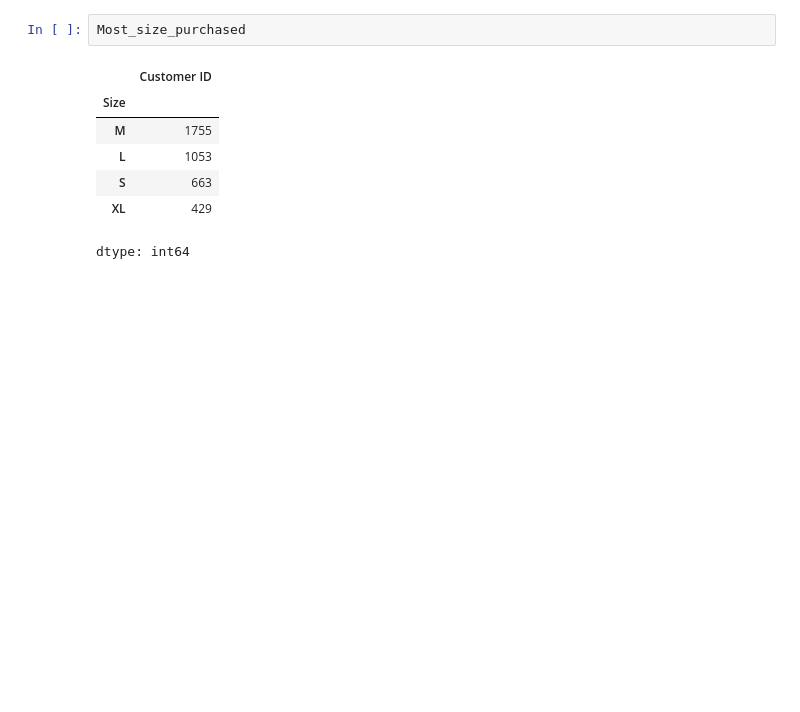
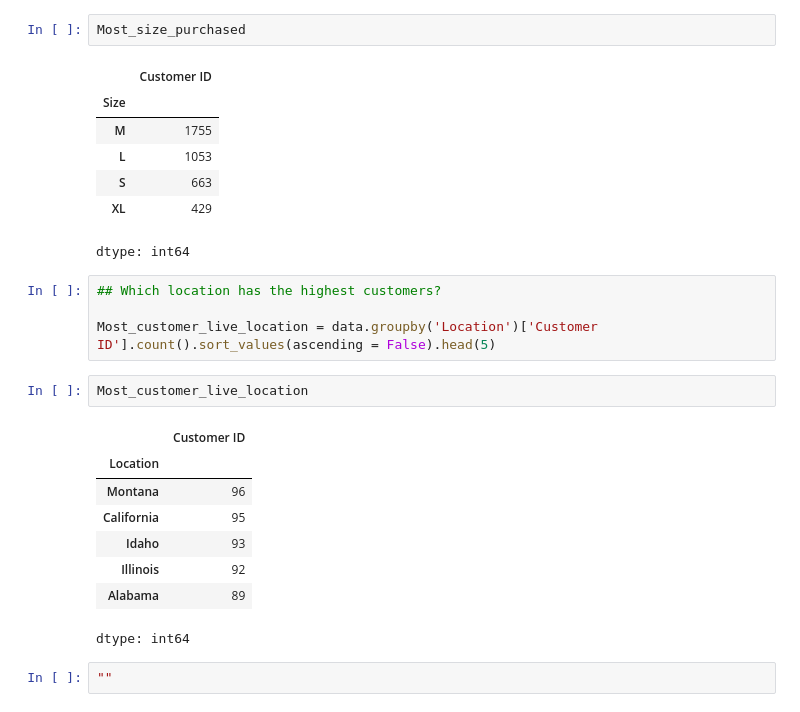
Before and after one commit to mdanushwaran/Shopping_trends_analytics, a Jupyter notebook: Shopping_trends_analytics.ipynb, the cells around one changed output. Saved outputs shown, nothing was run; the diff lists cells and outputs as text; blank space fills up the shorter version.

```diff
--- a/Shopping_trends_analytics.ipynb
+++ b/Shopping_trends_analytics.ipynb
@@ -964,3 +962,20 @@ Most_size_purchased
 | S | 663 |
 | XL | 429 |
 dtype: int64
+# %%
+## Which location has the highest customers?
+
+Most_customer_live_location = data.groupby('Location')['Customer ID'].count().sort_values(ascending = False).head(5)
+# %%
+Most_customer_live_location
+# %% [output]
+|  | Customer ID |
+| Location |  |
+| Montana | 96 |
+| California | 95 |
+| Idaho | 93 |
+| Illinois | 92 |
+| Alabama | 89 |
+dtype: int64
+# %%
+""
```
Also changed, not shown: parts of 1 cell of this notebook.
